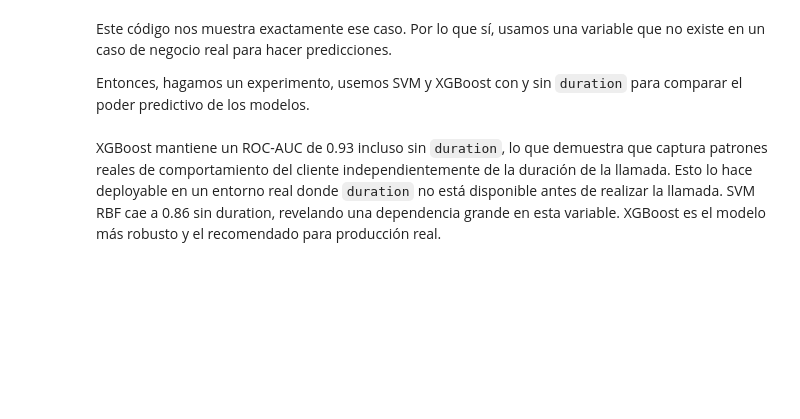
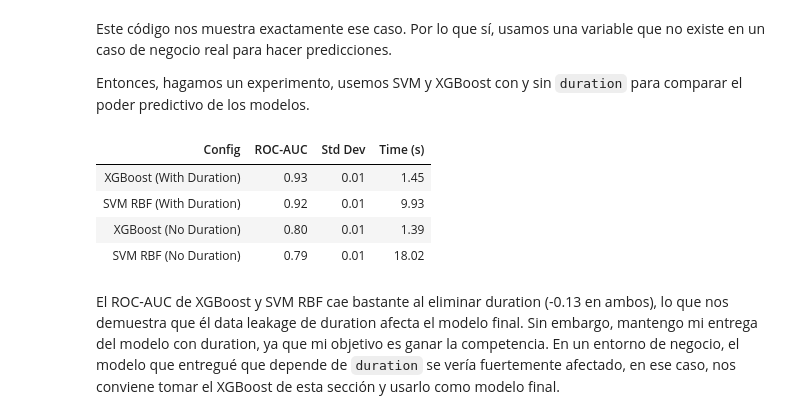
Before and after one commit to mathiasaiva/AA_primera_practica, a Jupyter notebook: notebooks/01_EDA_and_modeling.ipynb, the cells around one changed output. Cells and saved outputs as stored; diff of their text form; code cells hidden in the pictures; blank space fills up the shorter version.

Commit message:
Fixed Duration test and conclusions

```diff
--- a/notebooks/01_EDA_and_modeling.ipynb
+++ b/notebooks/01_EDA_and_modeling.ipynb
@@ -1335,39 +1298,48 @@ Entonces, hagamos un experimento, usemos SVM y XGBoost con y sin `duration` para
 # Remove duration
 num_vars_no_duration = [v for v in num_vars if v != 'duration']
 
+manual_flags = ['was_contacted']
+
 preprocessor_no_duration = ColumnTransformer([
     ('num', num_pipeline, num_vars_no_duration),
     ('cat', cat_pipeline, cat_vars),
-], remainder='passthrough')
+    ('flags', 'passthrough', manual_flags)
+], remainder='drop')
 
 # Experiments
 duration_experiments = {
     'XGBoost (With Duration)': Pipeline([
         ('clean', FunctionTransformer(basic_cleaning)),
         ('prep', preprocessor),
         ('clf', XGBClassifier(random_state=NIA_SEED, eval_metric='logloss', subsample=0.8, n_estimators=200, min_child_weight=1, max_depth=8, learning_rate=0.05, colsample_bytree=0.9))
     ]),
     'XGBoost (No Duration)': Pipeline([
         ('clean', FunctionTransformer(basic_cleaning)),
         ('prep', preprocessor_no_duration),
         ('clf', XGBClassifier(random_state=NIA_SEED, eval_metric='logloss', subsample=0.8, n_estimators=200, min_child_weight=1, max_depth=8, learning_rate=0.05, colsample_bytree=0.9))
     ]),
     'SVM RBF (With Duration)':   Pipeline([
         ('clean', FunctionTransformer(basic_cleaning)),
         ('prep', preprocessor),
         ('clf', SVC(kernel='rbf', C=10, gamma='auto', random_state=NIA_SEED, probability=True))
     ]),
     'SVM RBF (No Duration)':   Pipeline([
         ('clean', FunctionTransformer(basic_cleaning)),
         ('prep', preprocessor_no_duration),
         ('clf', SVC(kernel='rbf', C=10, gamma='auto', random_state=NIA_SEED, probability=True))
     ]),
 }
 
 duration_results = test_multiple(duration_experiments)
 show_df(pd.DataFrame(duration_results).sort_values('ROC-AUC', ascending=False))
+# %% [output]
+| Config | ROC-AUC | Std Dev | Time (s) |
+| XGBoost (With Duration) | 0.93 | 0.01 | 1.45 |
+| SVM RBF (With Duration) | 0.92 | 0.01 | 9.93 |
+| XGBoost (No Duration) | 0.80 | 0.01 | 1.39 |
+| SVM RBF (No Duration) | 0.79 | 0.01 | 18.02 |
 # %% [markdown]
-XGBoost mantiene un ROC-AUC de 0.93 incluso sin `duration`, lo que demuestra que captura patrones reales de comportamiento del cliente independientemente de la duración de la llamada. Esto lo hace deployable en un entorno real donde `duration` no está disponible antes de realizar la llamada. SVM RBF cae a 0.86 sin duration, revelando una dependencia grande en esta variable. XGBoost es el modelo más robusto y el recomendado para producción real.
+El ROC-AUC de XGBoost y SVM RBF cae bastante al eliminar duration (-0.13 en ambos), lo que nos demuestra que él data leakage de duration afecta el modelo final. Sin embargo, mantengo mi entrega del modelo con duration, ya que mi objetivo es ganar la competencia. En un entorno de negocio, el modelo que entregué que depende de `duration` se vería fuertemente afectado, en ese caso, nos conviene tomar el XGBoost de esta sección y usarlo como modelo final.
 # %%
 xgb_model = xgb_search.best_estimator_['clf']
 
```
Also changed, not shown: parts of 13 cells of this notebook.
